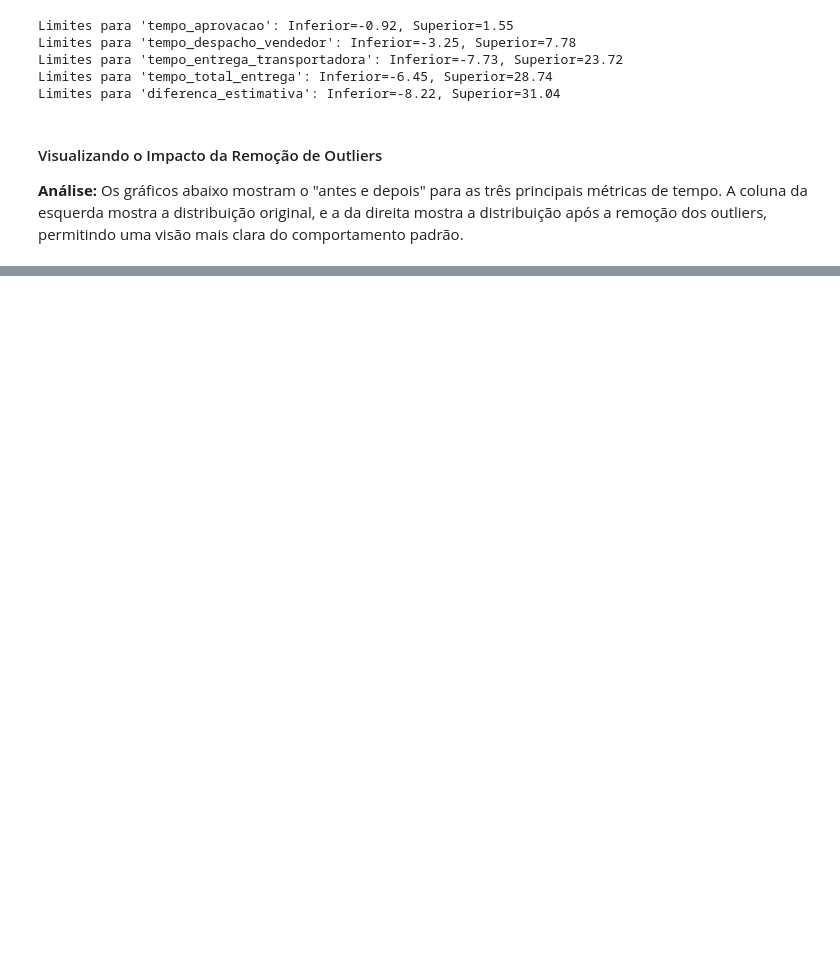
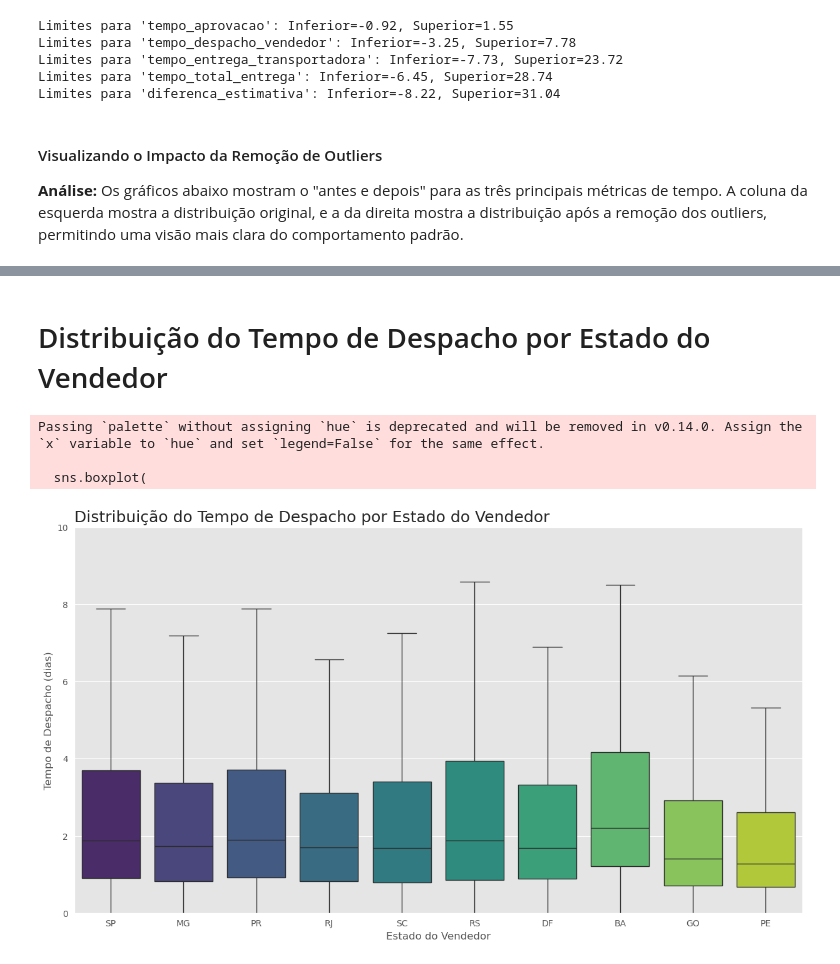
Before and after one commit to guilhptg/AnaliseFunilDeVendas, a Jupyter notebook: notebooks/eda.ipynb, the cells around one changed output, grey strips where cells are left out. Saved outputs shown, nothing was run; the diff lists cells and outputs as text; code cells hidden in the pictures; blank space fills up the shorter version.

```diff
--- a/notebooks/eda.ipynb
+++ b/notebooks/eda.ipynb
@@ -396,0 +486,15 @@ A comparação lado a lado é extremamente reveladora e nos permite entender a o
+# %%
+# Criando colunas de duração (em dias)
+df['tempo_aprovacao'] = (df['order_approved_at'] - df['order_purchase_timestamp']).dt.total_seconds() / (60*60*24)
+df['tempo_despacho_vendedor'] = (df['order_delivered_carrier_date'] - df['order_approved_at']).dt.total_seconds() / (60*60*24)
+df['tempo_entrega_transportadora'] = (df['order_delivered_customer_date'] - df['order_delivered_carrier_date']).dt.total_seconds() / (60*60*24)
+df['tempo_total_entrega'] = (df['order_delivered_customer_date'] - df['order_purchase_timestamp']).dt.total_seconds() / (60*60*24)
+
+# Calculando a diferença em relação à estimativa (positiva = adiantado, negativa = atrasado)
+df['diferenca_estimativa'] = (df['order_estimated_delivery_date'] - df['order_delivered_customer_date']).dt.total_seconds() / (60*60*24)
+
+# Criando uma flag para identificar se houve atraso
+df['atrasado'] = (df['diferenca_estimativa'] < 0).astype(int)
+
+# Exibindo as primeiras linhas com as novas colunas
+df[['order_status', 'tempo_aprovacao', 'tempo_despacho_vendedor', 'tempo_entrega_transportadora', 'diferenca_estimativa', 'atrasado']].head()
@@ -396,0 +541,25 @@ A comparação lado a lado é extremamente reveladora e nos permite entender a o
+# %% [markdown]
+# Distribuição do Tempo de Despacho por Estado do Vendedor
+# %%
+# Vamos focar nos estados com um número relevante de vendedores
+top_seller_states = df['seller_state'].value_counts().nlargest(10).index
+
+plt.figure(figsize=(15, 8))
+sns.boxplot(
+    data=df[df['seller_state'].isin(top_seller_states)],
+    x='seller_state',
+    y='tempo_despacho_vendedor',
+    order=top_seller_states,
+    palette='viridis',
+    showfliers=False # Ocultando outliers para focar na distribuição principal
+)
+plt.title('Distribuição do Tempo de Despacho por Estado do Vendedor', fontsize=18, loc='left')
+plt.xlabel('Estado do Vendedor', fontsize=12)
+plt.ylabel('Tempo de Despacho (dias)', fontsize=12)
+plt.ylim(0, 10) # Focando no intervalo principal
+plt.show()
+# %% [output]
+Passing `palette` without assigning `hue` is deprecated and will be removed in v0.14.0. Assign the `x` variable to `hue` and set `legend=False` for the same effect.
+
+  sns.boxplot(
+[figure, added]
```
Also changed, not shown: parts of 37 cells of this notebook.
